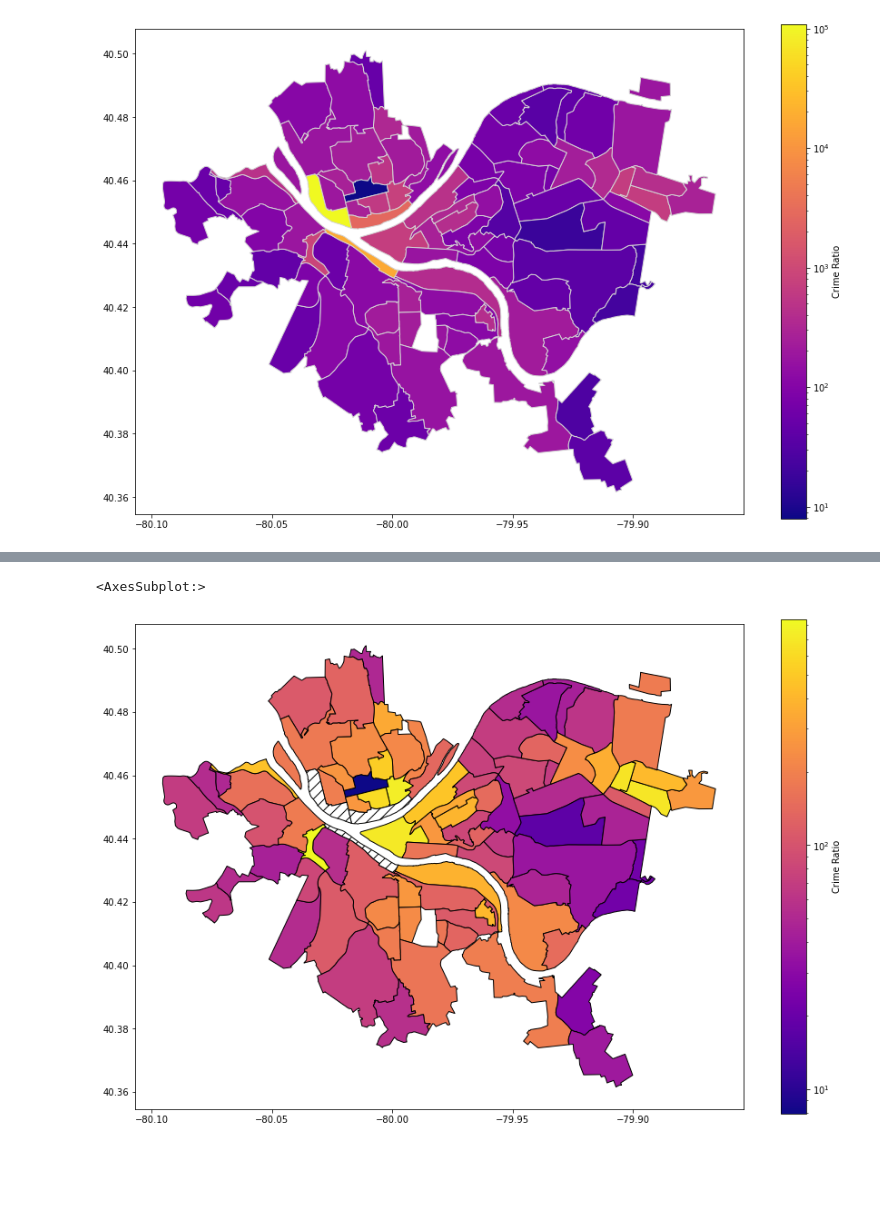
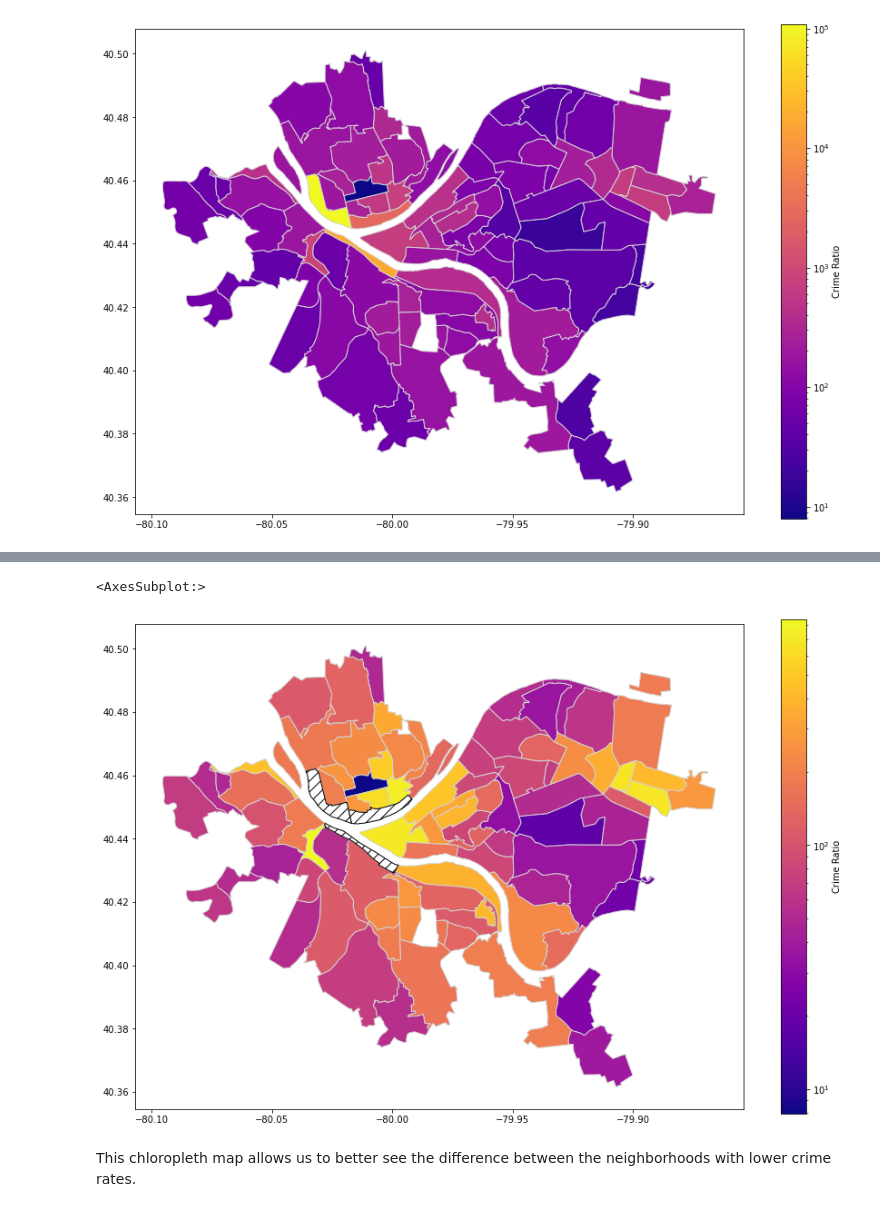
Before and after one commit to songxingyu1118/CMPINF10_Final_Project, a Jupyter notebook: Jonah's-Work.ipynb, the cells around one changed output, grey strips where cells are left out. Saved outputs shown, nothing was run; the diff lists cells and outputs as text; code cells hidden in the pictures; blank space fills up the shorter version.

```diff
--- a/Jonah's-Work.ipynb
+++ b/Jonah's-Work.ipynb
@@ -60,8 +61,2 @@ Now that I had combined all of the data into one DataFrame, I needed to find the
 
 The steps are below:
-# %%
-arrestAndPop["Crime_Ratio"] = arrestAndPop["numOfArrests"] / arrestAndPop["Population"]
-
-arrestAndPop["Crime_Ratio"] = arrestAndPop["Crime_Ratio"] * 1000
-
-arrestAndPop.sample(15)
@@ -86,0 +63,6 @@ arrestAndPop.sample(15)
+# %%
+# create new column with crime rate calculation
+arrestAndPop["Crime_Ratio"] = arrestAndPop["numOfArrests"] / arrestAndPop["Population"] * 1000
+
+# display data
+arrestAndPop.head()
@@ -116,29 +117,30 @@ When plotting the data, neighborhoods such as Chateau, North Shore, and South Sh
 # %%
 # create query masks for highest neighborhoods
 query_mask1 = arrestAndPop["Neighborhood"] != "Chateau"
 query_mask2 = arrestAndPop["Neighborhood"] != "South Shore"
 query_mask3 = arrestAndPop["Neighborhood"] != "North Shore"
 
 # filter the data. Have to use bitwise operators
 lower_values = arrestAndPop[query_mask1 & query_mask2 & query_mask3]
 
 # merge the removed data with the neighborhoods dataframe
 lower_crime_map = neighborhoods.merge(lower_values, how = "left", left_on = "hood", right_on = "Neighborhood")
 
-# plot the new data but signify what I removed
+# plot the new data but signify what we removed
 lower_crime_map.plot(column = "Crime_Ratio",
                      cmap = "plasma",
-                     edgecolor = "black",
+                     edgecolor = "lightgrey",
                      legend = True,
                      legend_kwds = {"label" : "Crime Ratio"},
                      missing_kwds = {
                          "color" : "white",
                          "edgecolor" : "black",
-                         "hatch" : "//"
-                                    },
+                         "hatch" : "//"},
                      figsize = (15, 10),
                      norm = matplotlib.colors.LogNorm()
                     )
 # %% [output]
 <AxesSubplot:>
-[figure, old version]
+[figure, new version]
+# %% [markdown]
+This chloropleth map allows us to better see the difference between the neighborhoods with lower crime rates.
```
Also changed, not shown: parts of 12 cells of this notebook.
